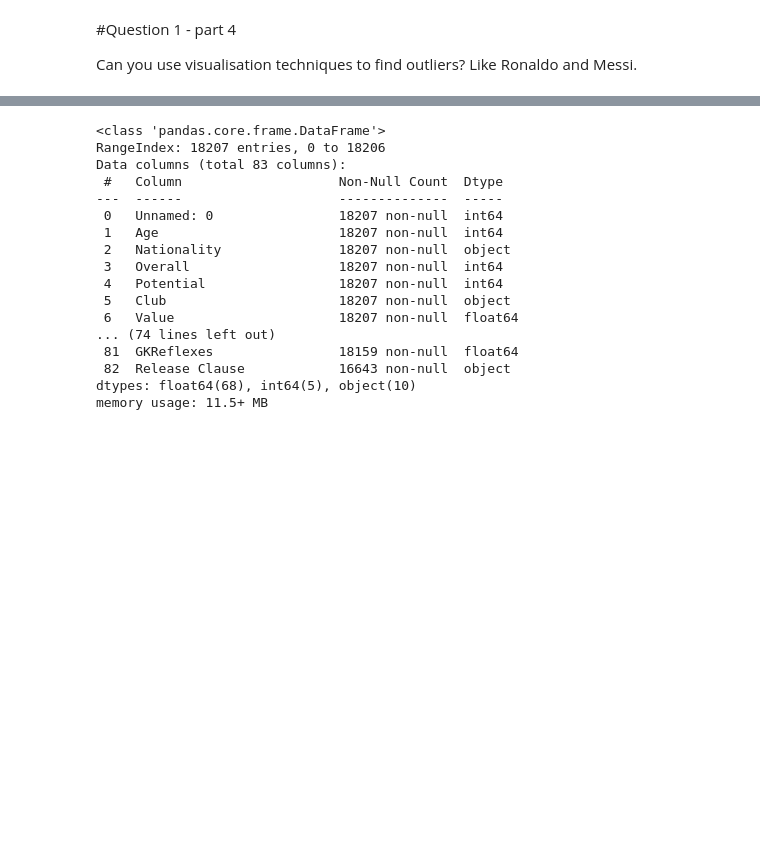
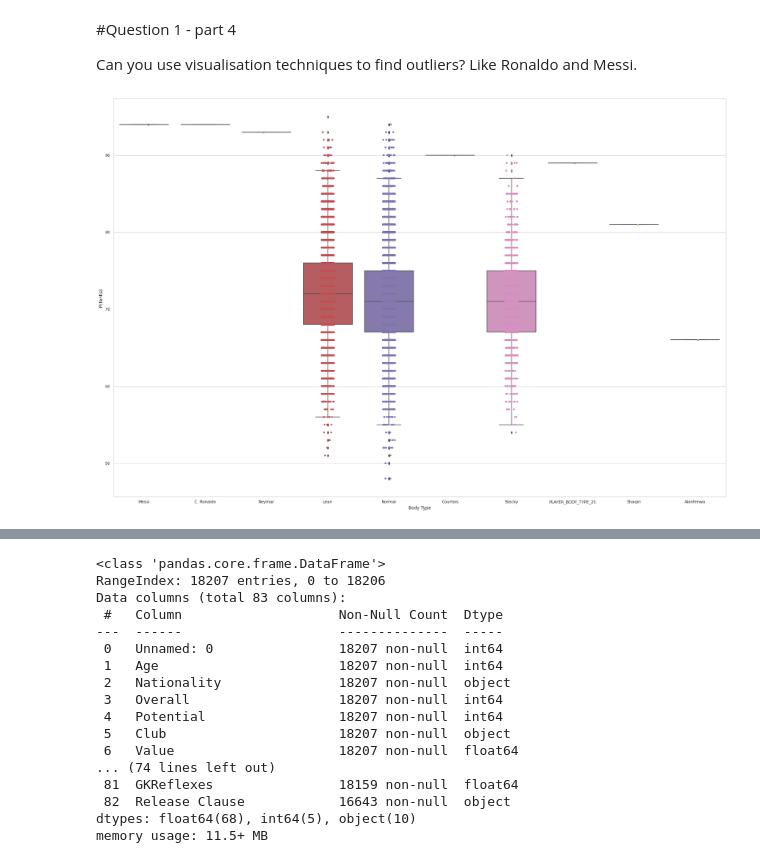
Before and after one commit to bachinaram/DataAnalytics1, a Jupyter notebook: DA1_assignment1.ipynb, the cells around one changed output, grey strips where cells are left out. Saved outputs shown, nothing was run; the diff lists cells and outputs as text; code cells hidden in the pictures; blank space fills up the shorter version.

```diff
--- a/DA1_assignment1.ipynb
+++ b/DA1_assignment1.ipynb
@@ -457,0 +456,9 @@ Can you use visualisation techniques to find outliers? Like Ronaldo and Messi.
+# %%
+import seaborn as sns
+sns.set_theme(style="whitegrid")
+ax = sns.boxplot(x="Body Type", y="Potential", data=df1)
+#ax = sns.swarmplot(x="Body Type", y="Potential", data=df1, color=".25")
+ax = sns.stripplot(x="Body Type", y="Potential", data=df1)
+plt.show()
+# %% [output]
+[figure, added]
```
Also changed, not shown: parts of 2 cells of this notebook.
